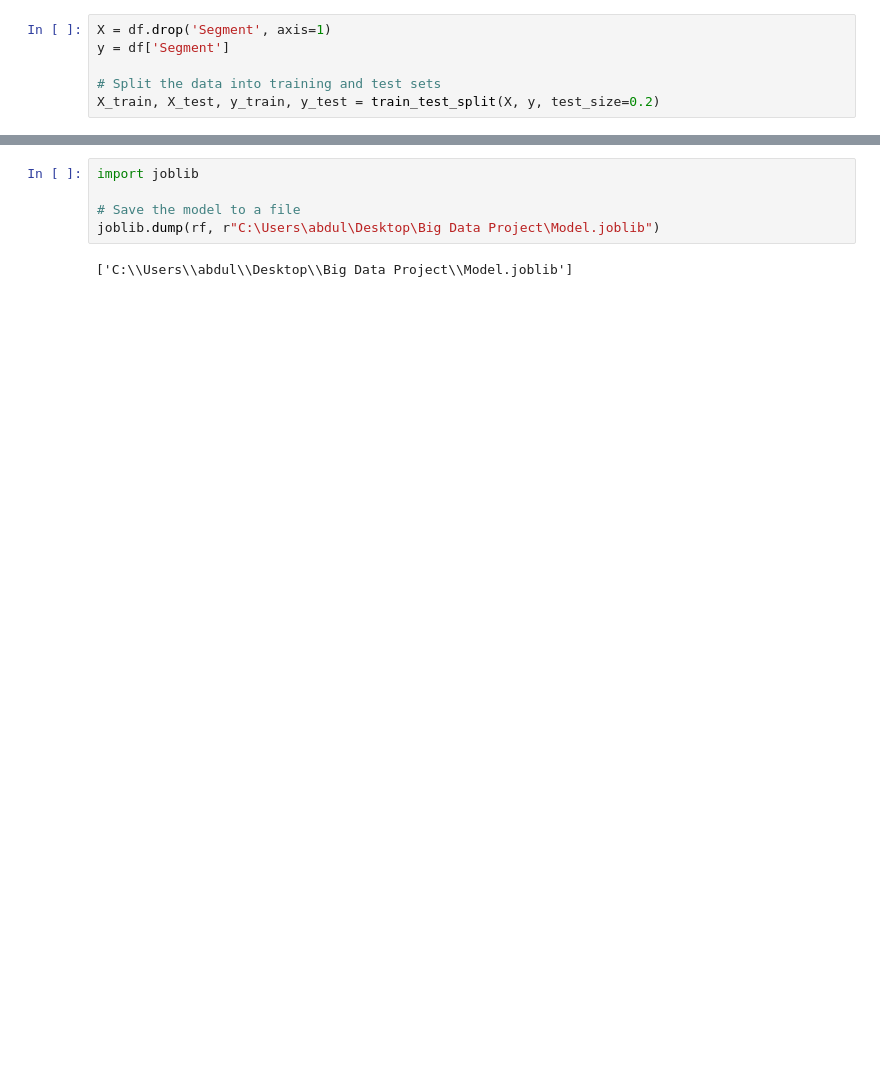
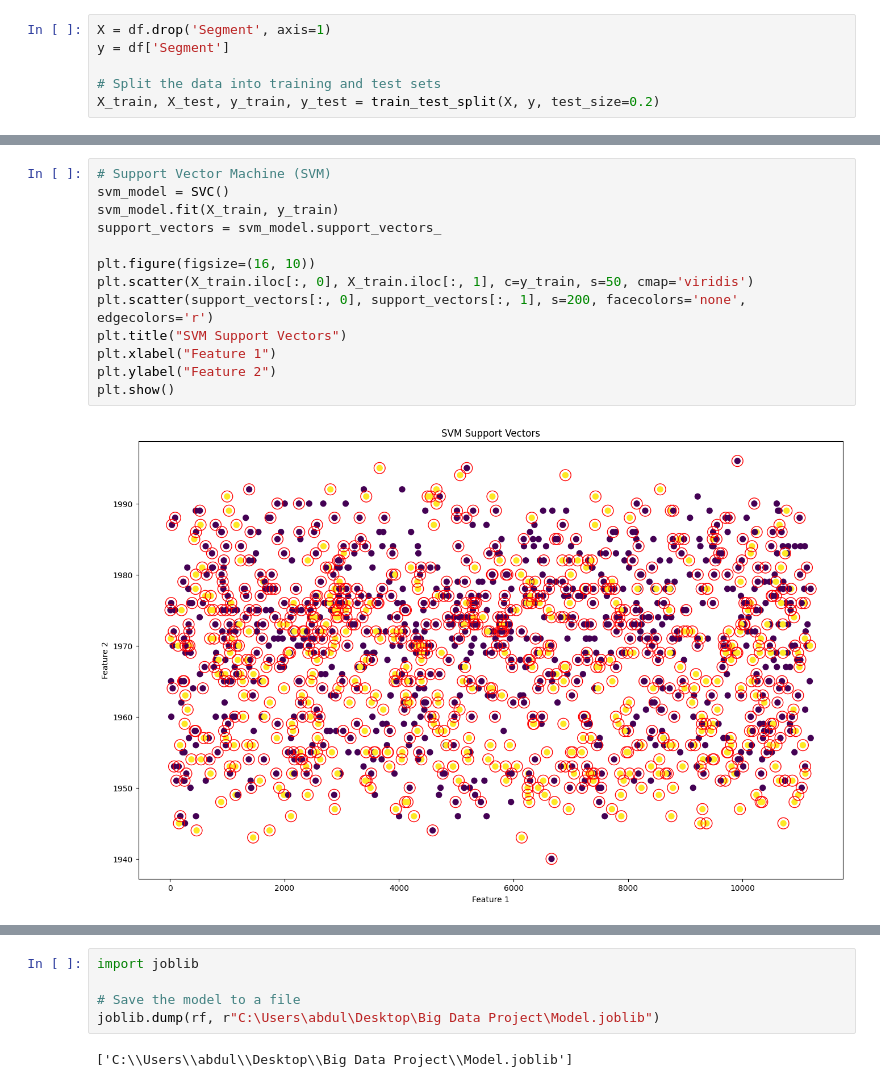
Before and after one commit to COMP3610-Group-H/Customer-Segmentation, a Jupyter notebook: Segment Classification.ipynb, the cells around one changed output, grey strips where cells are left out. Cells and saved outputs as stored; diff of their text form; blank space fills up the shorter version.

```diff
--- a/Segment Classification.ipynb
+++ b/Segment Classification.ipynb
@@ -234,0 +415,15 @@ for i in range(3):
+# %%
+# Support Vector Machine (SVM)
+svm_model = SVC()
+svm_model.fit(X_train, y_train)
+support_vectors = svm_model.support_vectors_
+
+plt.figure(figsize=(16, 10))
+plt.scatter(X_train.iloc[:, 0], X_train.iloc[:, 1], c=y_train, s=50, cmap='viridis')
+plt.scatter(support_vectors[:, 0], support_vectors[:, 1], s=200, facecolors='none', edgecolors='r')
+plt.title("SVM Support Vectors")
+plt.xlabel("Feature 1")
+plt.ylabel("Feature 2")
+plt.show()
+# %% [output]
+[figure, added]
```
Also changed, not shown: parts of 25 cells of this notebook.
